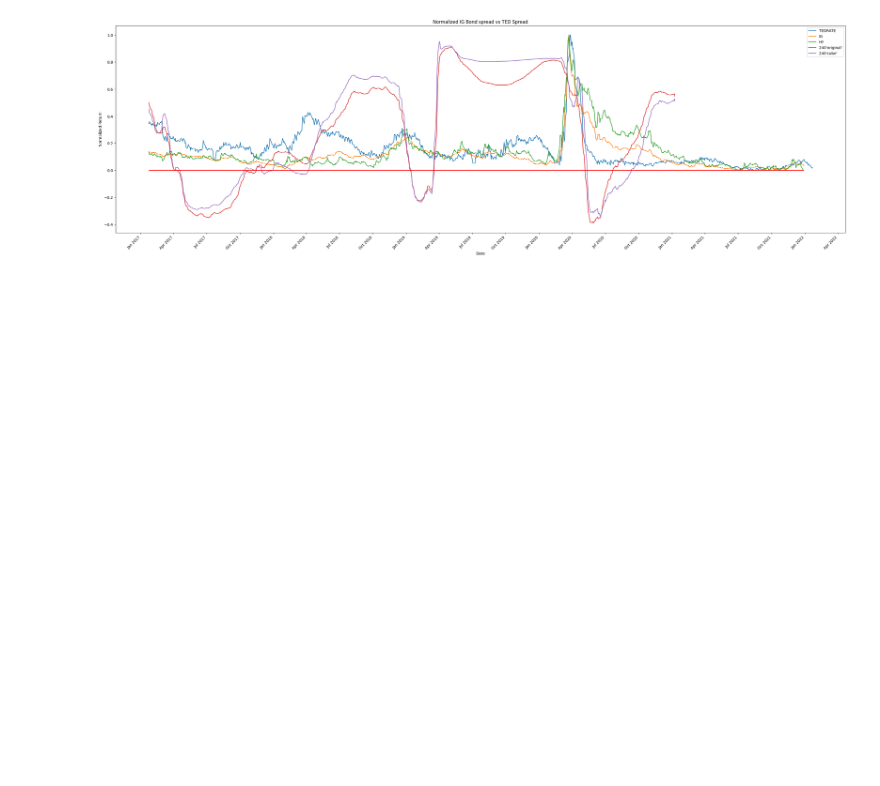
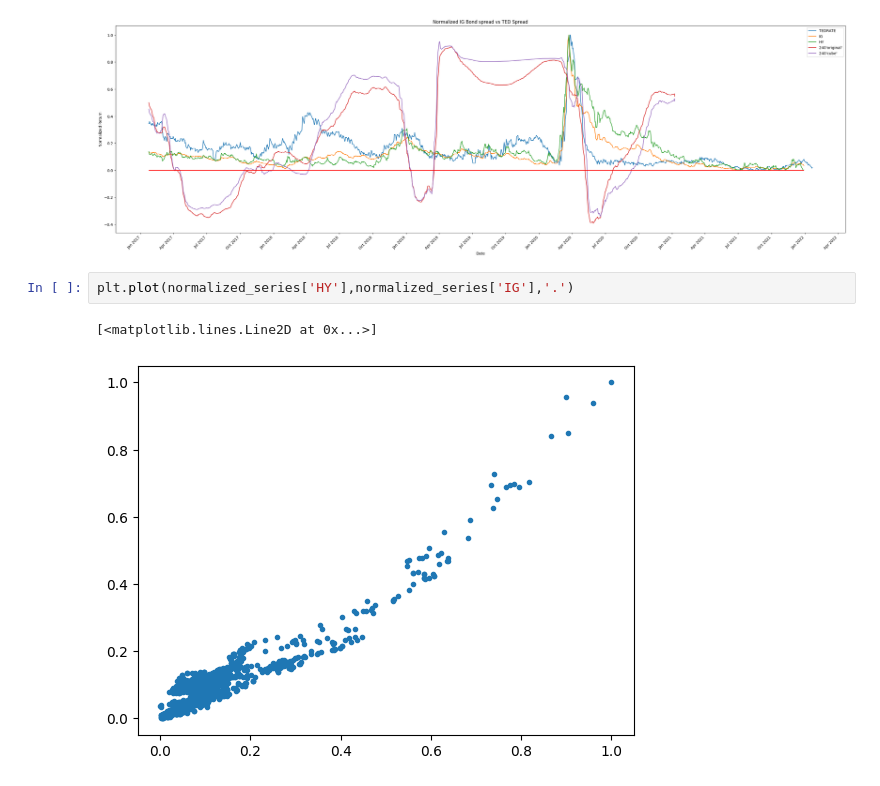
Before and after one commit to DarianNwankwo/orie5640-project1, a Jupyter notebook: data_exploration.ipynb, the cells around one changed output. Cells and saved outputs as stored; diff of their text form; blank space fills up the shorter version.

```diff
--- a/data_exploration.ipynb
+++ b/data_exploration.ipynb
@@ -296,3 +296,8 @@ plt.legend()
 plt.show()
 # %% [output]
 [figure]
+# %%
+plt.plot(normalized_series['HY'],normalized_series['IG'],'.')
+# %% [output]
+[<matplotlib.lines.Line2D at 0x...>]
+[figure, added]
```
Also changed, not shown: parts of 3 cells of this notebook.
